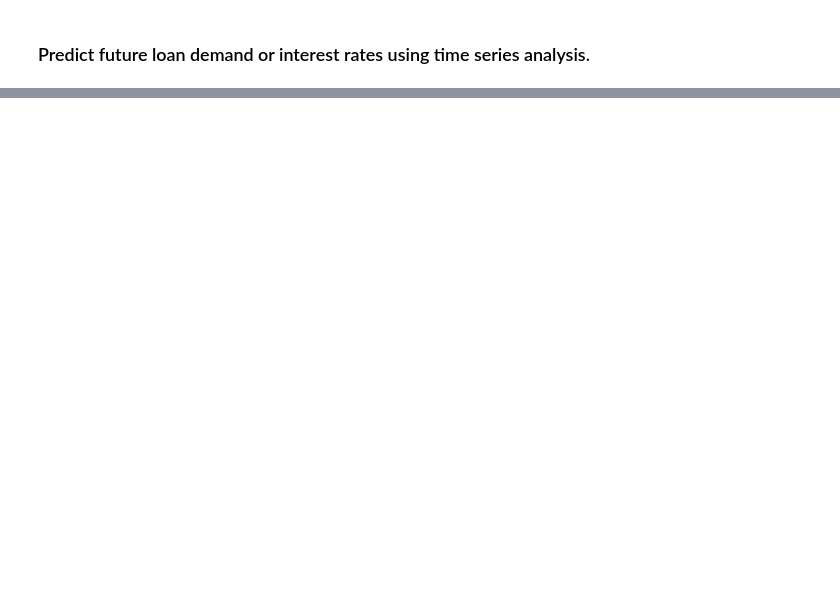
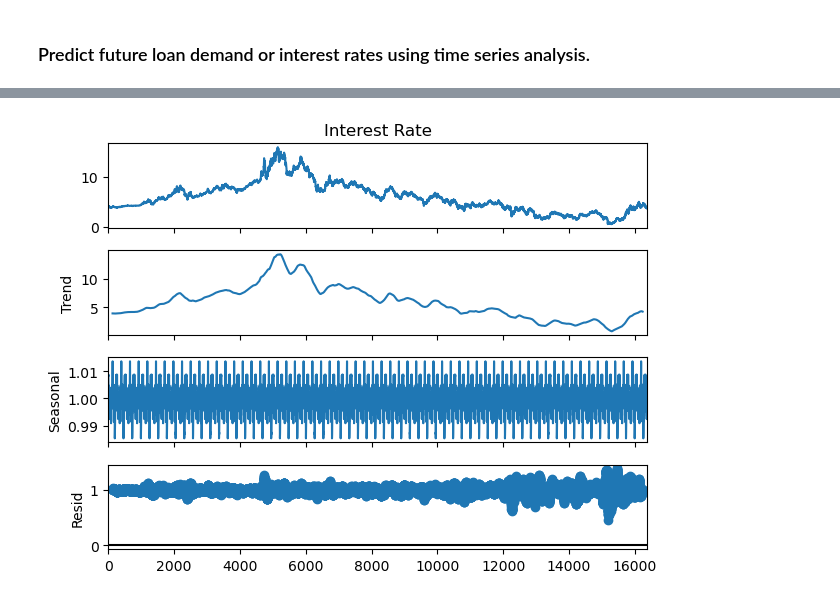
Before and after one commit to baublyte/DGS10-forecasting, a Jupyter notebook: Future loan demand or interest rates.ipynb, the cells around one changed output, grey strips where cells are left out. Drawn from its saved outputs; the diff is of its cells as text; code cells hidden in the pictures; blank space fills up the shorter version.

```diff
--- a/Future loan demand or interest rates.ipynb
+++ b/Future loan demand or interest rates.ipynb
@@ -102,0 +76,15 @@ AttributeError: 'xml.etree.ElementTree.Element' object has no attribute 'getchil
+# %%
+from statsmodels.tsa.seasonal import seasonal_decompose
+
+# Remove missing values from the dataset
+data_clean = data.dropna()
+
+# Apply seasonal decomposition using the cleaned data
+# Use period=252 to reflect the number of trading days in a year
+result = seasonal_decompose(data_clean['Interest Rate'], model='multiplicative', period=252)
+
+# Plot the decomposed components
+result.plot()
+plt.show()
+# %% [output]
+[figure, added]
```
Also changed, not shown: parts of 9 cells of this notebook.
